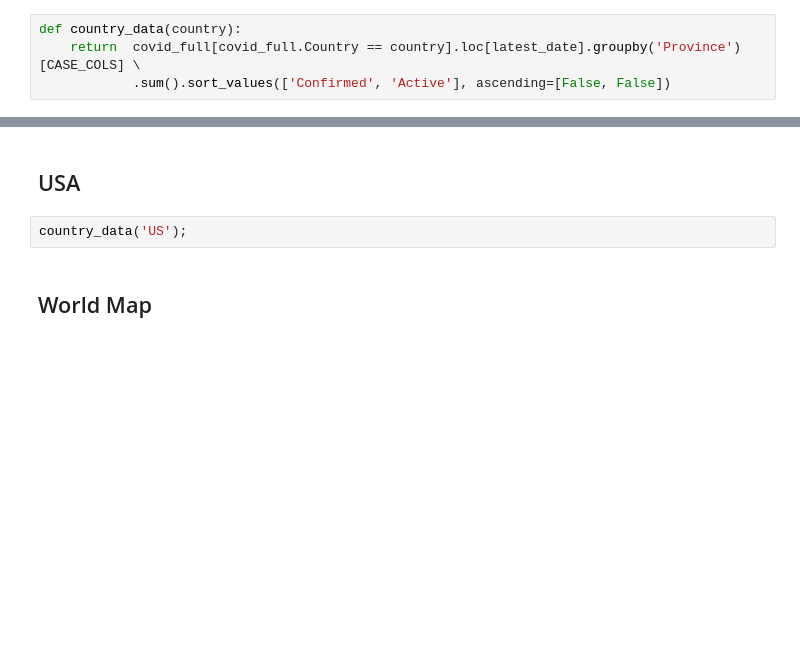
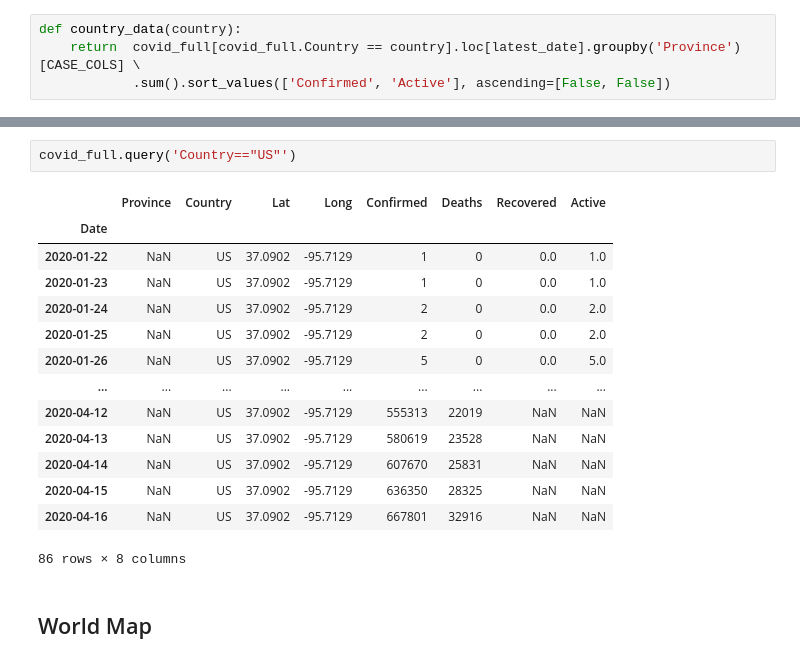
Before and after one commit to dgunning/fastpages, a Jupyter notebook: _notebooks/2020-03-15-tracking-the-covid19-virus.ipynb, the cells around one changed output, grey strips where cells are left out. Saved outputs shown, nothing was run; the diff lists cells and outputs as text; blank space fills up the shorter version.

```diff
--- a/_notebooks/2020-03-15-tracking-the-covid19-virus.ipynb
+++ b/_notebooks/2020-03-15-tracking-the-covid19-virus.ipynb
@@ -153,7 +151,20 @@ canada_data
-# %% [markdown]
-## USA
-# %%
-country_data('US');
+# %%
+covid_full.query('Country=="US"')
+# %% [output]
+|  | Province | Country | Lat | Long | Confirmed | Deaths | Recovered | Active |
+| Date |  |  |  |  |  |  |  |  |
+| 2020-01-22 | NaN | US | 37.0902 | -95.7129 | 1 | 0 | 0.0 | 1.0 |
+| 2020-01-23 | NaN | US | 37.0902 | -95.7129 | 1 | 0 | 0.0 | 1.0 |
+| 2020-01-24 | NaN | US | 37.0902 | -95.7129 | 2 | 0 | 0.0 | 2.0 |
+| 2020-01-25 | NaN | US | 37.0902 | -95.7129 | 2 | 0 | 0.0 | 2.0 |
+| 2020-01-26 | NaN | US | 37.0902 | -95.7129 | 5 | 0 | 0.0 | 5.0 |
+| ... | ... | ... | ... | ... | ... | ... | ... | ... |
+| 2020-04-12 | NaN | US | 37.0902 | -95.7129 | 555313 | 22019 | NaN | NaN |
+| 2020-04-13 | NaN | US | 37.0902 | -95.7129 | 580619 | 23528 | NaN | NaN |
+| 2020-04-14 | NaN | US | 37.0902 | -95.7129 | 607670 | 25831 | NaN | NaN |
+| 2020-04-15 | NaN | US | 37.0902 | -95.7129 | 636350 | 28325 | NaN | NaN |
+| 2020-04-16 | NaN | US | 37.0902 | -95.7129 | 667801 | 32916 | NaN | NaN |
+86 rows × 8 columns
 # %% [markdown]
 ## World Map
 # %%
```
Also changed, not shown: parts of 8 cells of this notebook, 4 other files.
